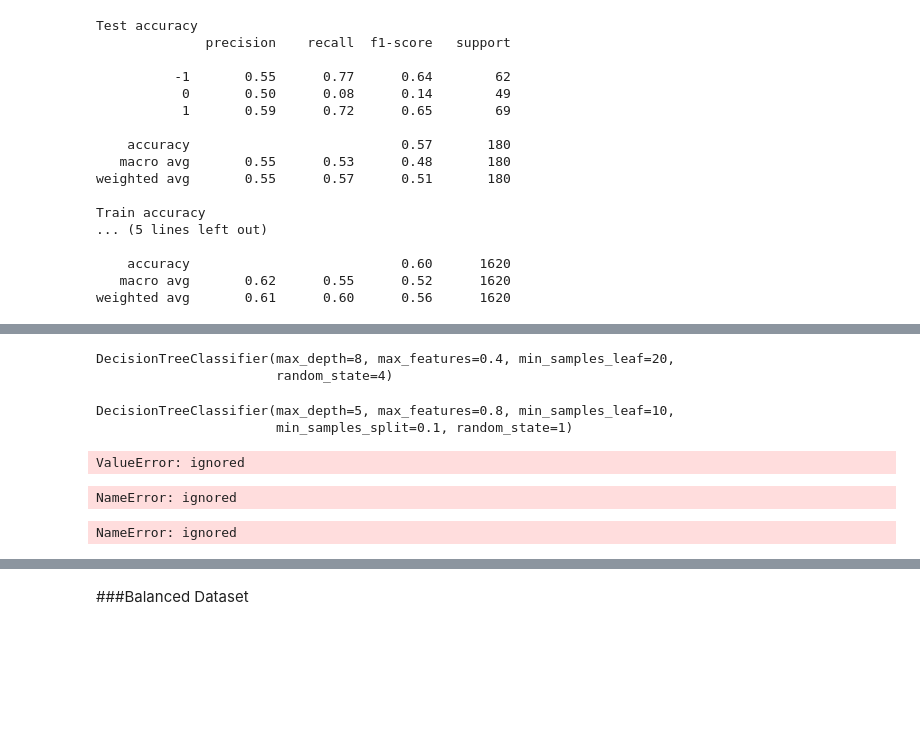
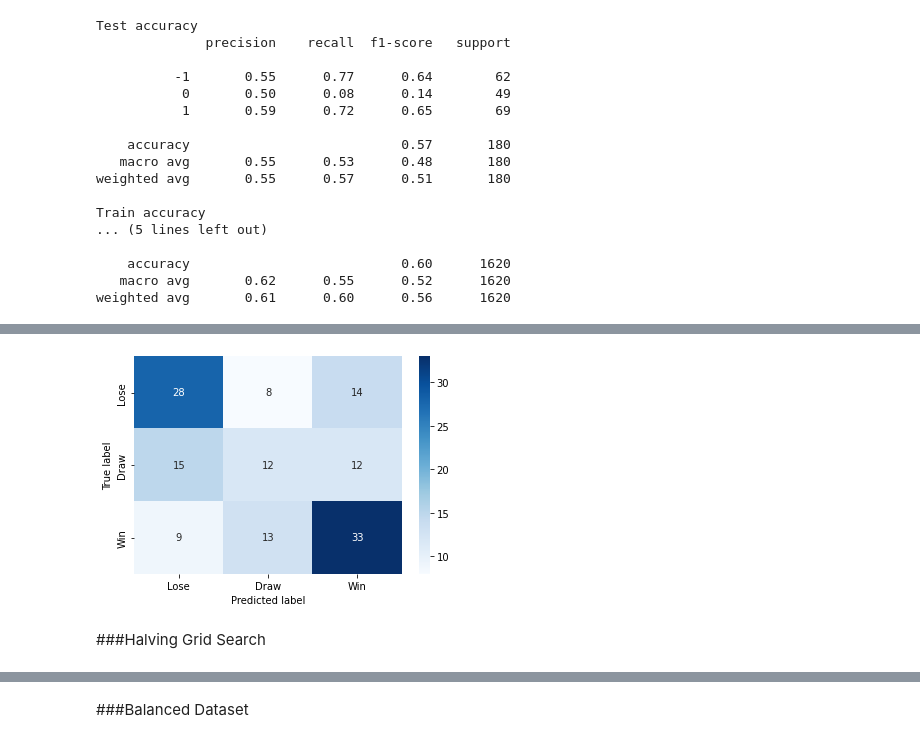
Before and after one commit to Absinthe31/ProgettoINFORET, a Jupyter notebook: Matches_predictor.ipynb, the cells around one changed output, grey strips where cells are left out. Drawn from its saved outputs; the diff is of its cells as text; code cells hidden in the pictures; blank space fills up the shorter version.

Commit message:
Halving search and GPU

```diff
--- a/Matches_predictor.ipynb
+++ b/Matches_predictor.ipynb
@@ -1620 +1617,21 @@ X_train, X_test, Y_train, Y_test = train_test_split(X, Y, test_size=0.20, random
+# %%
+X_combined = pd.concat([X_train,Y_train], axis = 1)
+
+won_games = X_combined[X_combined.result_v == 1]
+draw_games = X_combined[X_combined.result_v == 0]
+lost_games = X_combined[X_combined.result_v == -1]
+
+draw_unsampled = resample(draw_games,
+                          replace=True, # sample with replacement
+                          n_samples=len(won_games), # match number in majority class
+                          random_state=42) # reproducible results
+
+final_X = pd.concat([won_games, draw_unsampled,lost_games])
+
+Y_train = final_X['result_v']
+X_train = final_X.drop(['result_v'], axis = 1)
+
+
+
+#final_X.groupby('result').size().reset_index(name='n_occurrences')
 # %%
@@ -1808,11 +1815,10 @@ parameters = {
     'min_samples_leaf' : [10, 20, 0.1, 0.2, 0.3],
     'max_features' : [None, 0.4, 0.5, 0.6, 0.7, 0.8, 0.9],
     'random_state' : [x for x in range(1,10)]
-    ''
 }
-clg_grid = GridSearchCV(clf, parameters, verbose = 0)
+clg_grid = GridSearchCV(clf, parameters, verbose = 0, cv=4)
 clg_grid.fit(X_train,Y_train)
 
 e_tcv = time.time()
-print(e_tcv - s_tcv)
+print('Grid search took', e_tcv - s_tcv, "seconds to run")
 # %% [output]
@@ -1831,0 +1835,4 @@ clg_grid.best_score_    #HO LETTO SU INTERNET CHE HA SENSO SPLITTARE IN TRAIN E
+# %%
+#TEST ACCURACY
+y_p = clg_grid.best_estimator_.predict(X_test)
+print(metrics.classification_report(Y_test,y_p))
@@ -1852,19 +1868,0 @@ weighted avg       0.47      0.51      0.48       180
-# %%
-clg_grid.best_estimator_
-# %% [output]
-DecisionTreeClassifier(max_depth=8, max_features=0.4, min_samples_leaf=20,
-                       random_state=4)
-# %%
-clg_grid.best_estimator_
-# %% [output]
-DecisionTreeClassifier(max_depth=5, max_features=0.8, min_samples_leaf=10,
-                       min_samples_split=0.1, random_state=1)
-# %%
-#clf = tree.DecisionTreeClassifier(max_depth=8, max_features=0.4, min_samples_leaf=20,
-#                      random_state=4)
-#clf.fit(X_train,Y_train)
-
-#prediction = clf.predict(X_test)
-print(metrics.classification_report(Y_test,y_pred))
-# %% [output]
-ValueError: ignored
@@ -1874,21 +1869,17 @@ clf = tree.DecisionTreeClassifier(max_depth=5, max_features=0.8, min_samples_lea
-# %%
-y_pred = clg_grid.best_estimator_.predict(X)
-# %% [output]
-NameError: ignored
 # %%
 from sklearn.metrics import confusion_matrix
 import matplotlib.pyplot as plt
 import seaborn as sns
-cf_matrix = confusion_matrix(Y, y_pred)
+cf_matrix = confusion_matrix(Y_test,y_p)
 
 #labels = [‘True Neg’,’False Pos’,’False Neg’,’True Pos’]
 #labels = np.asarray(labels).reshape(2,2)
 labels = ['True Neg','False Pos','False Neg','True Pos']
 categories = ['Lose','Draw', 'Win']
 #sns.heatmap(cf_matrix, annot=True, fmt='', cmap='Blues')
 sns.heatmap(cf_matrix,annot=True,fmt="",cmap='Blues',xticklabels=categories,yticklabels=categories)
 plt.ylabel('True label')
 plt.xlabel('Predicted label')
 plt.show()
 # %% [output]
-NameError: ignored
+[figure, added]
@@ -1905,0 +1886,2 @@ make_confusion_matrix(cf_matrix,
+# %% [markdown]
+###Halving Grid Search
```
Also changed, not shown: parts of 52 cells of this notebook.
